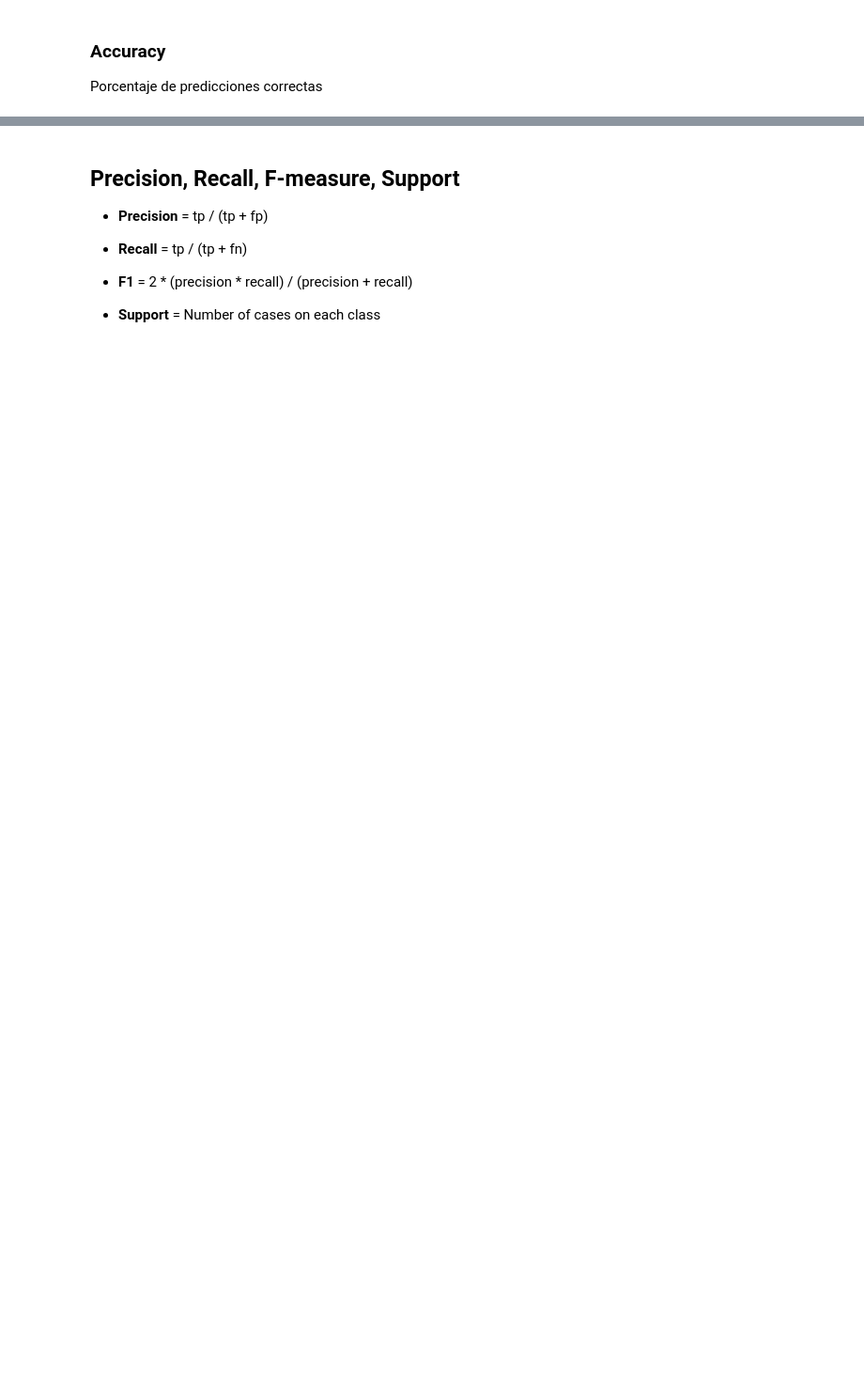
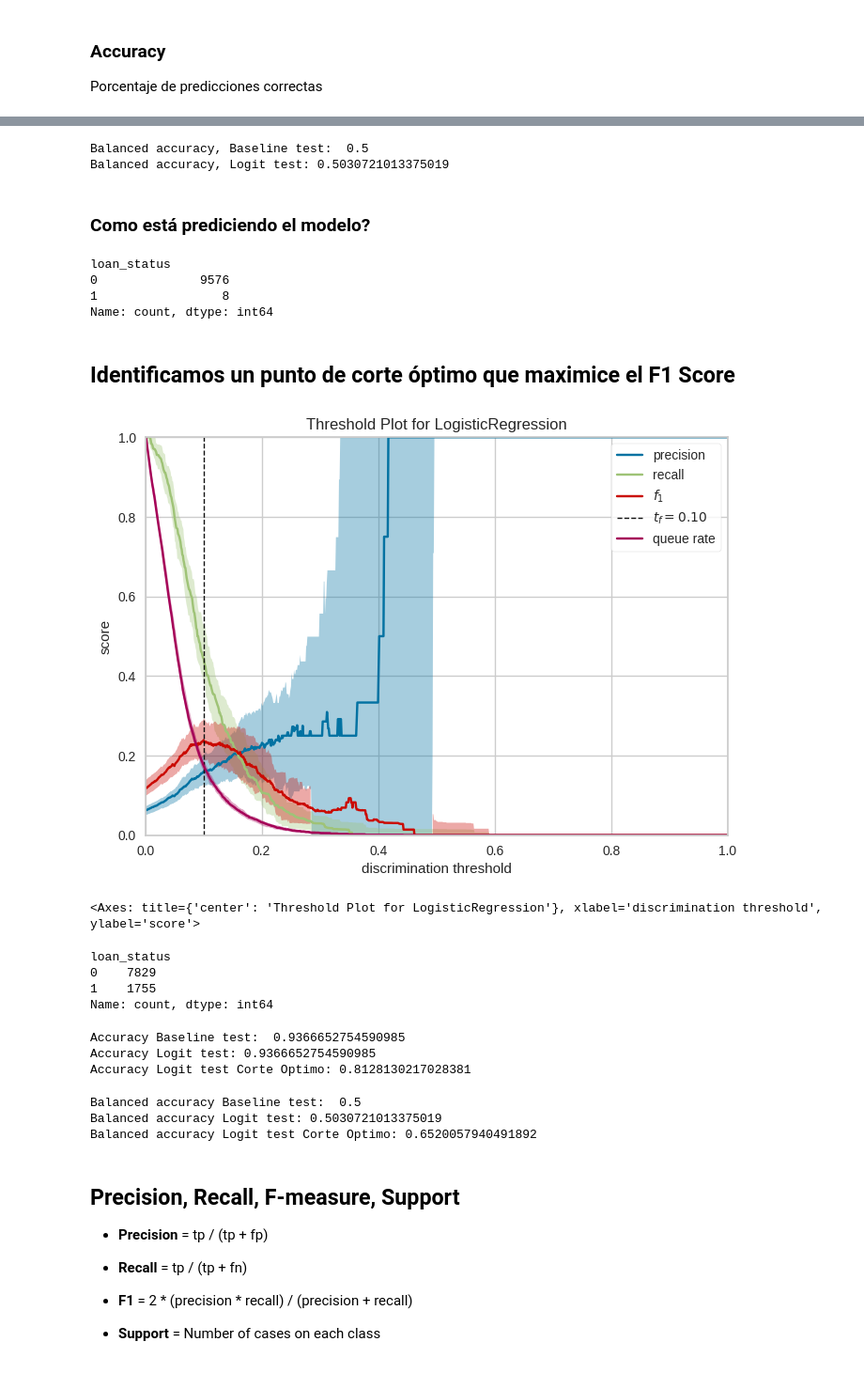
Before and after one commit to jpantojaj/CreditScoring, a Jupyter notebook: Sesión_6_11_Desarrollo_Calibracion_Validación_Modelo.ipynb, the cells around one changed output, grey strips where cells are left out. Shown at 94% size. Saved outputs shown, nothing was run; the diff lists cells and outputs as text; code cells hidden in the pictures; blank space fills up the shorter version.

```diff
--- a/Sesión_6_11_Desarrollo_Calibracion_Validación_Modelo.ipynb
+++ b/Sesión_6_11_Desarrollo_Calibracion_Validación_Modelo.ipynb
@@ -1792,4 +1814,19 @@ from sklearn.metrics import (
 )
 # %%
 print('Balanced accuracy, Baseline test: ', balanced_accuracy_score(y_test, y_test_base))
-print('Balanced accuracy, Regression test:',  balanced_accuracy_score(y_test, logit_mix.predict(pd.concat([X_test_woe_enc,X_test_woe_enc2],axis=1))))
+print('Balanced accuracy, Logit test:',  balanced_accuracy_score(y_test,logit.predict(X_test_t2_p)))
+# %% [output]
+Balanced accuracy, Baseline test:  0.5
+Balanced accuracy, Logit test: 0.5030721013375019
+# %% [markdown]
+### Como está prediciendo el modelo?
+# %%
+preds_1 = pd.DataFrame(logit.predict(X_test_t2_p), columns = ['loan_status'])
+preds_1.value_counts()
+# %% [output]
+loan_status
+0              9576
+1                 8
+Name: count, dtype: int64
+# %% [markdown]
+## Identificamos un punto de corte óptimo que maximice el F1 Score
@@ -1796,3 +1837,36 @@ print('Balanced accuracy, Regression test:',  balanced_accuracy_score(y_test, lo
+# %%
+visualizer = DiscriminationThreshold(logit, is_fitted=True, random_state=0, argmax='fscore')
+visualizer.fit(X_test_t2_p, y_test)
+visualizer.score(X_test_t2_p, y_test)
+visualizer.show()
+# %% [output]
+[figure, added]
+<Axes: title={'center': 'Threshold Plot for LogisticRegression'}, xlabel='discrimination threshold', ylabel='score'>
+# %%
+preds_2 = pd.DataFrame(logit.predict_proba(X_test_t2_p)[:,1], columns = ['prob_default'])
+preds_2['loan_status'] = preds_2['prob_default'].apply(lambda x: 1 if x > 0.10 else 0)
+preds_2['loan_status'].value_counts()
+# %% [output]
+loan_status
+0    7829
+1    1755
+Name: count, dtype: int64
+# %%
+print('Accuracy Baseline test: ', accuracy_score(y_test, y_test_base))
+print('Accuracy Logit test:', accuracy_score(y_test, logit.predict(X_test_t2_p)))
+print('Accuracy Logit test Corte Optimo:', accuracy_score(y_test, preds_2['loan_status']))
+# %% [output]
+Accuracy Baseline test:  0.9366652754590985
+Accuracy Logit test: 0.9366652754590985
+Accuracy Logit test Corte Optimo: 0.8128130217028381
+# %%
+print('Balanced accuracy Baseline test: ', balanced_accuracy_score(y_test, y_test_base))
+print('Balanced accuracy Logit test:',  balanced_accuracy_score(y_test,logit.predict(X_test_t2_p)))
+print('Balanced accuracy Logit test Corte Optimo:',  balanced_accuracy_score(y_test,preds_2['loan_status']))
+# %% [output]
+Balanced accuracy Baseline test:  0.5
+Balanced accuracy Logit test: 0.5030721013375019
+Balanced accuracy Logit test Corte Optimo: 0.6520057940491892
 # %% [markdown]
 ## Precision, Recall, F-measure, Support
 
```
Also changed, not shown: parts of 36 cells of this notebook.
